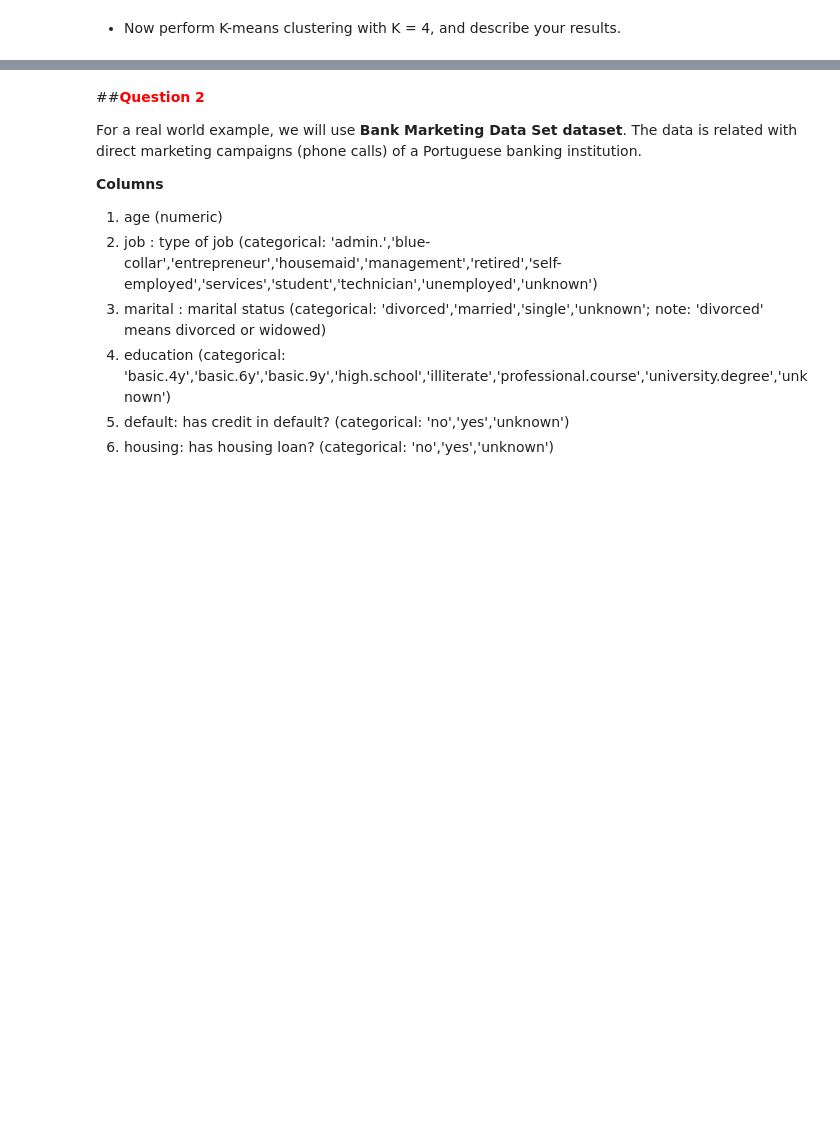
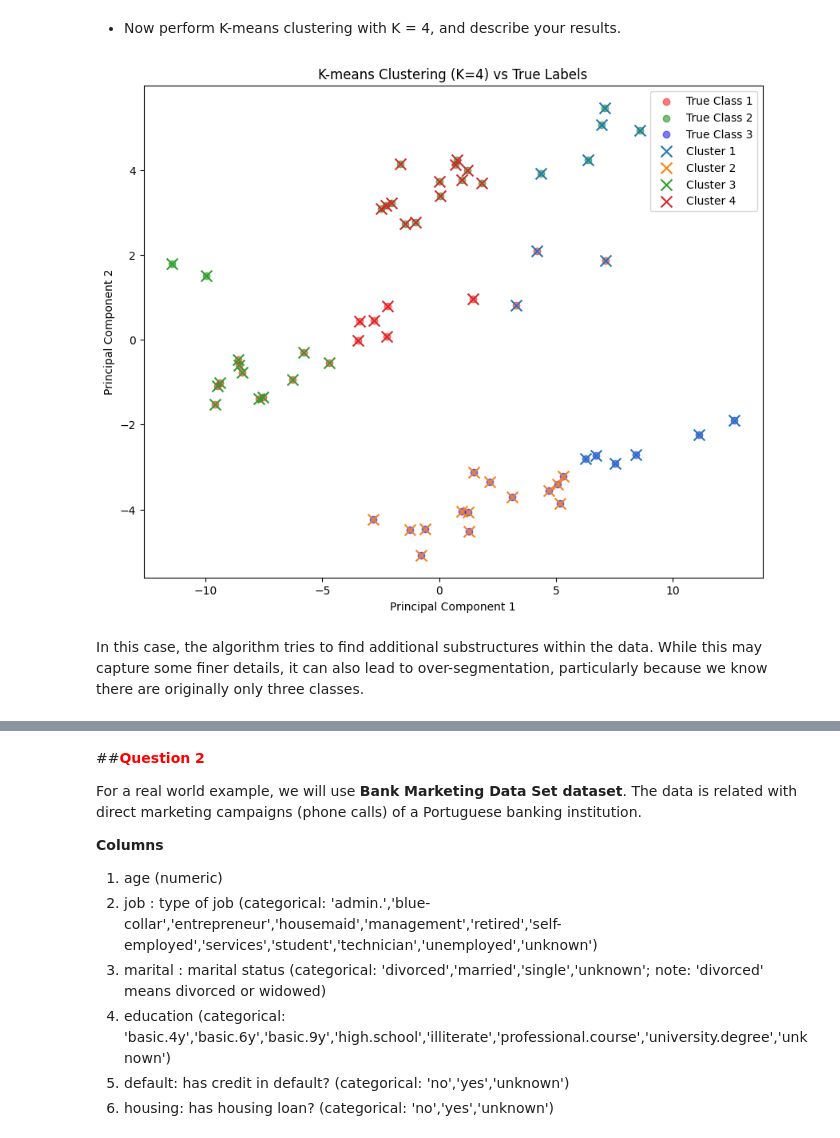
Before and after one commit to peyman886/machine-learning-coursework, a Jupyter notebook: Bahrak 1402-1/HomeWork/HW06/Machine_Learning_HW06.ipynb, the cells around one changed output, grey strips where cells are left out. Cells and saved outputs as stored; diff of their text form; code cells hidden in the pictures; blank space fills up the shorter version.

```diff
--- a/Bahrak 1402-1/HomeWork/HW06/Machine_Learning_HW06.ipynb
+++ b/Bahrak 1402-1/HomeWork/HW06/Machine_Learning_HW06.ipynb
@@ -32,0 +115,6 @@ np.random.seed(0)
+# %%
+KMeans_TrueLabel(K=4)
+# %% [output]
+[figure, added]
+# %% [markdown]
+In this case, the algorithm tries to find additional substructures within the data. While this may capture some finer details, it can also lead to over-segmentation, particularly because we know there are originally only three classes.
```
Also changed, not shown: parts of 44 cells of this notebook.
